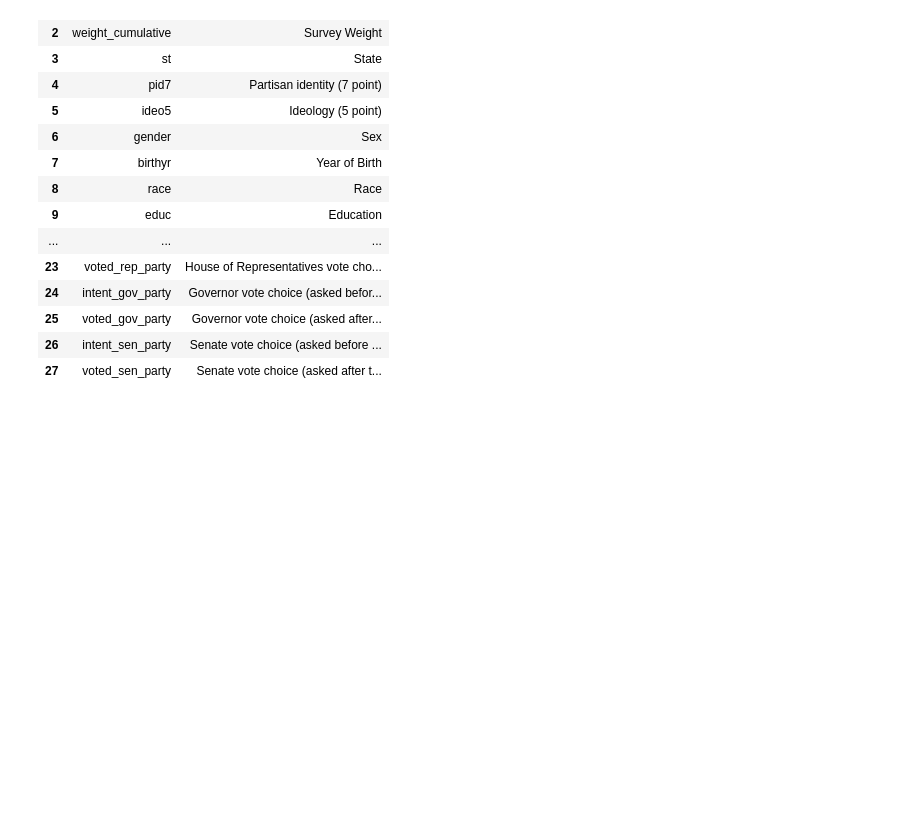
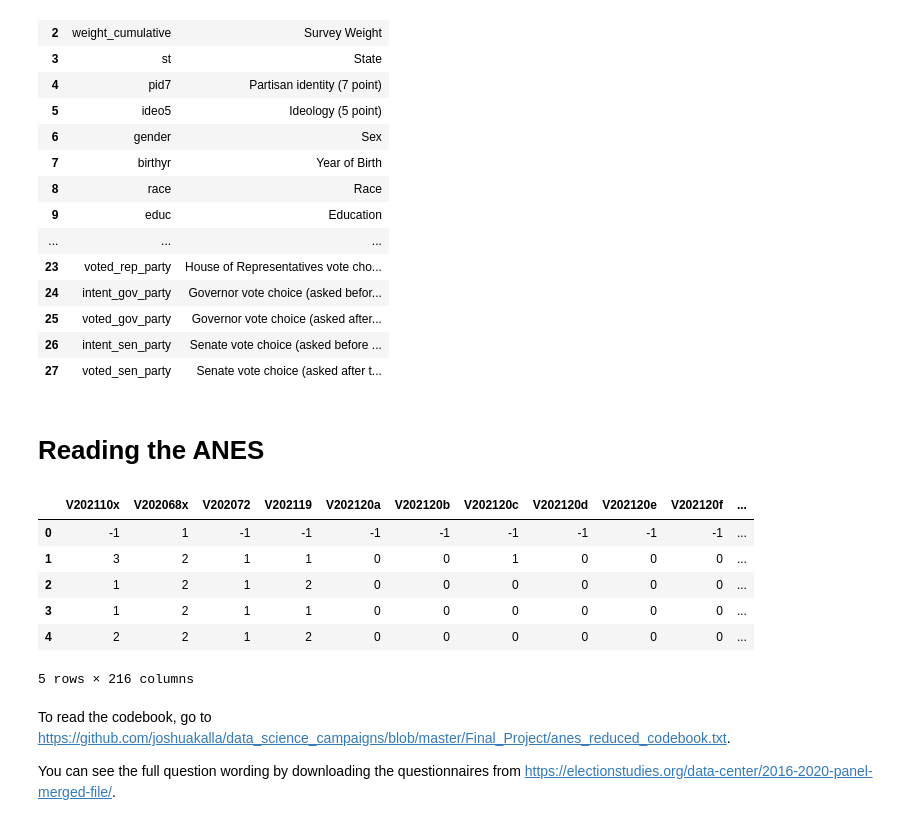
Before and after one commit to joshuakalla/data_science_campaigns, a Jupyter notebook: Final_Project/final_project.ipynb, the cells around one changed output. Saved outputs shown, nothing was run; the diff lists cells and outputs as text; code cells hidden in the pictures; blank space fills up the shorter version.

```diff
--- a/Final_Project/final_project.ipynb
+++ b/Final_Project/final_project.ipynb
@@ -47,6 +59,20 @@ dictionary
 | 25 | voted_gov_party | Governor vote choice (asked after... |
 | 26 | intent_sen_party | Senate vote choice (asked before ... |
 | 27 | voted_sen_party | Senate vote choice (asked after t... |
+# %% [markdown]
+# Reading the ANES
 # %%
-df_anes = pd.read_csv("https://raw.githubusercontent.com/joshuakalla/data_science_campaigns/refs/heads/master/Final_Project/anes_reduced_codebook.txt", delimiter="\t")
-df_anes
+data_anes = pd.read_csv("https://raw.githubusercontent.com/joshuakalla/data_science_campaigns/refs/heads/master/Final_Project/ANES_2020.csv")
+data_anes.head()
+# %% [output]
+|  | V202110x | V202068x | V202072 | V202119 | V202120a | V202120b | V202120c | V202120d | V202120e | V202120f | ... |
+| 0 | -1 | 1 | -1 | -1 | -1 | -1 | -1 | -1 | -1 | -1 | ... |
+| 1 | 3 | 2 | 1 | 1 | 0 | 0 | 1 | 0 | 0 | 0 | ... |
+| 2 | 1 | 2 | 1 | 2 | 0 | 0 | 0 | 0 | 0 | 0 | ... |
+| 3 | 1 | 2 | 1 | 1 | 0 | 0 | 0 | 0 | 0 | 0 | ... |
+| 4 | 2 | 2 | 1 | 2 | 0 | 0 | 0 | 0 | 0 | 0 | ... |
+5 rows × 216 columns
+# %% [markdown]
+To read the codebook, go to https://github.com/joshuakalla/data_science_campaigns/blob/master/Final_Project/anes_reduced_codebook.txt.
+
+You can see the full question wording by downloading the questionnaires from https://electionstudies.org/data-center/2016-2020-panel-merged-file/.
```
Also changed, not shown: parts of 4 cells of this notebook.
